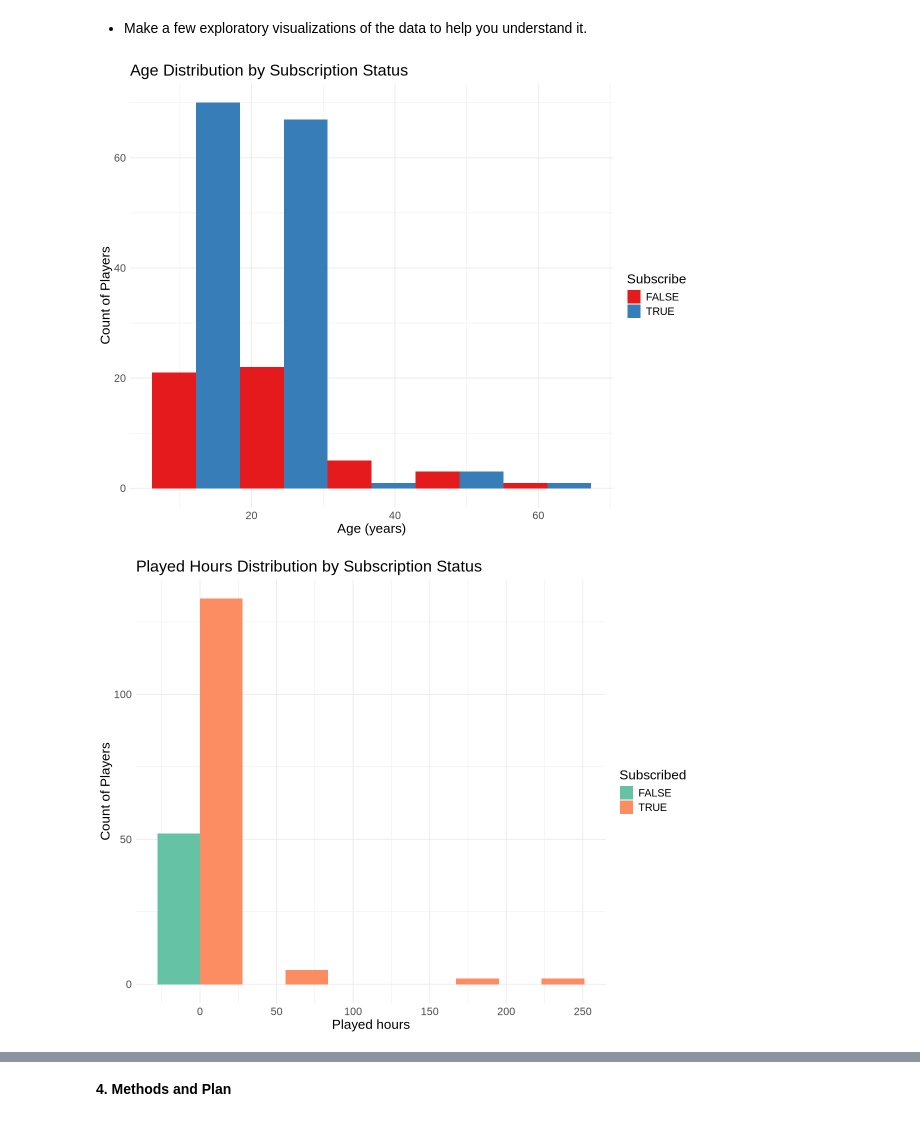
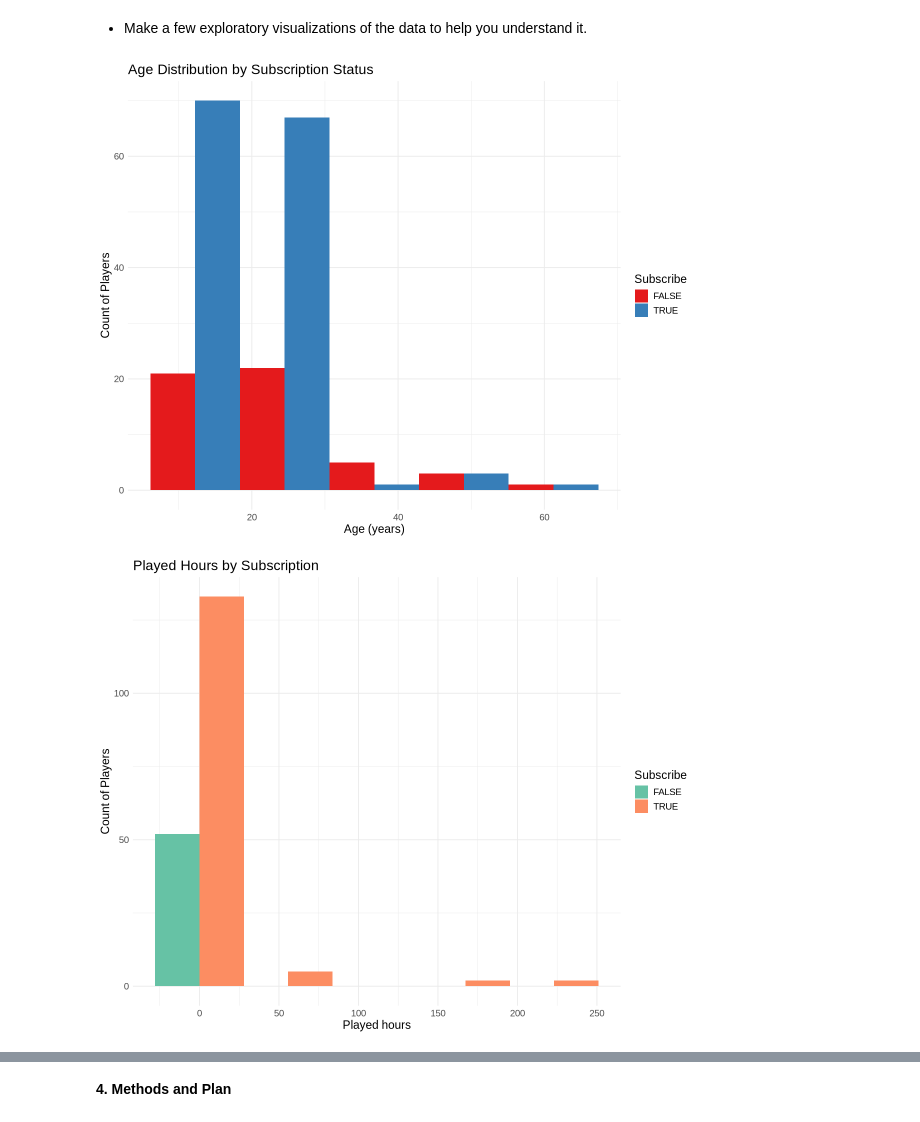
Before and after one commit to nancytrinh/Individual-Planning-Stage-Hong-To-Nhu-Trinh, a Jupyter notebook: group9.HongToNhuTrinh.ipynb, the cells around one changed output, grey strips where cells are left out. Drawn from its saved outputs; the diff is of its cells as text; code cells hidden in the pictures.

```diff
--- a/group9.HongToNhuTrinh.ipynb
+++ b/group9.HongToNhuTrinh.ipynb
@@ -171,18 +168,18 @@ ggplot(player_tidy, aes(x = age, fill = subscribe)) +
   geom_histogram(position = "dodge", bins = 5) +
   labs(title = "Age Distribution by Subscription Status",
        x = "Age (years)", y = "Count of Players", fill = "Subscribe") +
-  theme_minimal() +theme(text = element_text(size=16)) + scale_fill_brewer(palette = 'Set1')
+  theme_minimal() +theme(text = element_text(size=14)) + scale_fill_brewer(palette = 'Set1')
 # %% [output]
-[figure, old version]
+[figure, new version]
 # %%
 options(repr.plot.width = 10, repr.plot.height = 8)
 ggplot(player_tidy, aes(x = played_hours, fill = subscribe)) +
 geom_histogram(position = "dodge", bins=5) +
-labs(title = "Played Hours Distribution by Subscription Status",
-       x = "Played hours", y = "Count of Players", fill = "Subscribed") +
-theme_minimal() + theme(text = element_text(size=16)) + scale_fill_brewer(palette = 'Set2')
+labs(title = "Played Hours by Subscription",
+       x = "Played hours", y = "Count of Players", fill = "Subscribe") +
+theme_minimal() + theme(text = element_text(size=14)) + scale_fill_brewer(palette = 'Set2')
 # %% [output]
-[figure, old version]
+[figure, new version]
 # %%
 options(repr.plot.width = 10, repr.plot.height = 8)
 ggplot(player_tidy, aes(x = gender, fill = subscribe)) +
```
Also changed, not shown: parts of 4 cells of this notebook.
